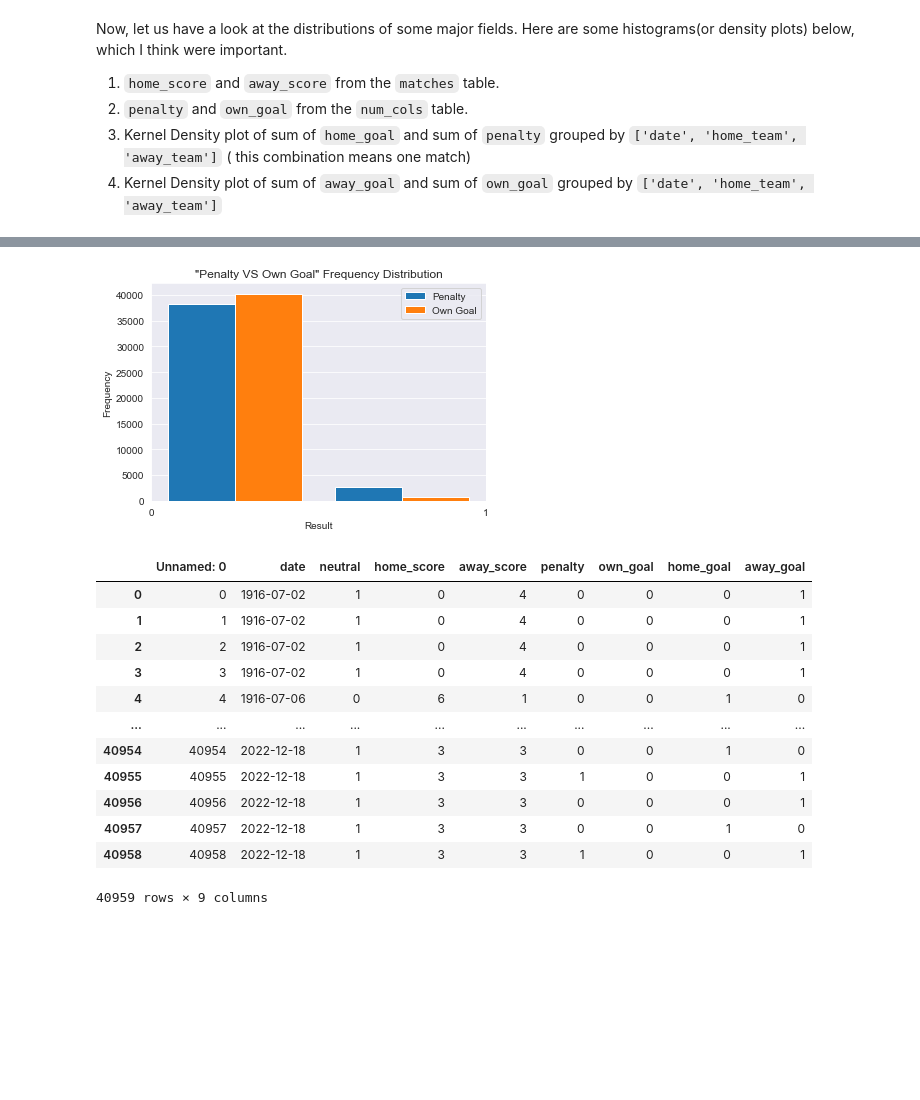
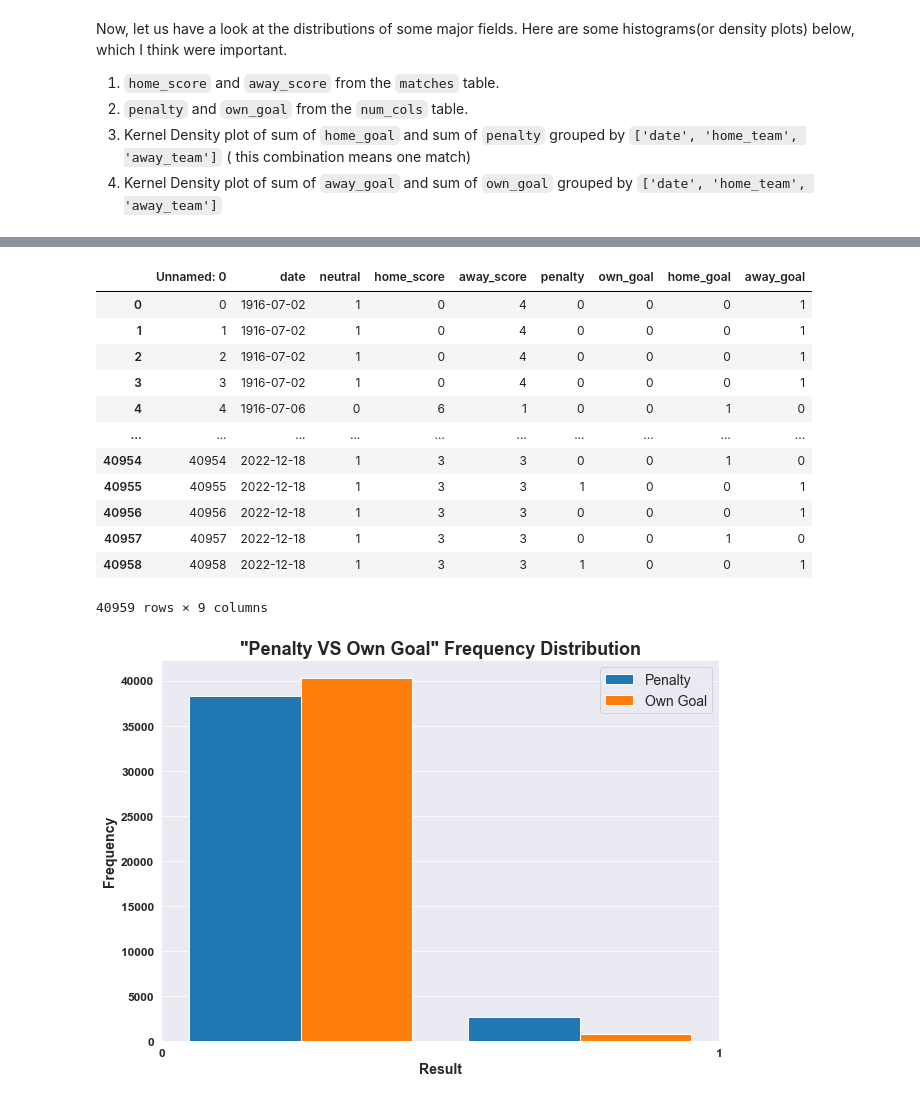
Before and after one commit to ryuukkk/football-data-analysis, a Jupyter notebook: sahil_work.ipynb, the cells around one changed output, grey strips where cells are left out. Saved outputs shown, nothing was run; the diff lists cells and outputs as text; code cells hidden in the pictures; blank space fills up the shorter version.

```diff
--- a/sahil_work.ipynb
+++ b/sahil_work.ipynb
@@ -36,32 +38,34 @@ plt.savefig('figures/score_histo.jpg')
 # %%
 #2. ``penalty`` and ``own_goal`` from the ``num_cols`` table.
 
 num_cols = pd.read_csv("created/num_cols.csv")
+fig = plt.figure(figsize=(10,7))
+plt.hist([num_cols['penalty'], num_cols['own_goal']], bins=2, label=['Penalty', 'Own Goal'])
+plt.xticks([0,1], fontsize=12, fontweight="bold")
+plt.yticks(fontsize=12, fontweight="bold")
 
-plt.hist([num_cols['penalty'], num_cols['own_goal']], bins=2, label=['Penalty', 'Own Goal'])
-plt.xticks([0,1])
-plt.xlabel("Result")
-plt.ylabel("Frequency")
-plt.title('"Penalty VS Own Goal" Frequency Distribution')
-plt.legend()
+plt.xlabel("Result", fontsize=14, fontweight="bold")
+plt.ylabel("Frequency", fontsize=14, fontweight="bold")
+plt.title('"Penalty VS Own Goal" Frequency Distribution', fontsize=18, fontweight="bold")
+plt.legend(fontsize=14)
 plt.show()
 
 num_cols
 # %% [output]
-[figure, old version]
 |  | Unnamed: 0 | date | neutral | home_score | away_score | penalty | own_goal | home_goal | away_goal |
 | 0 | 0 | 1916-07-02 | 1 | 0 | 4 | 0 | 0 | 0 | 1 |
 | 1 | 1 | 1916-07-02 | 1 | 0 | 4 | 0 | 0 | 0 | 1 |
 | 2 | 2 | 1916-07-02 | 1 | 0 | 4 | 0 | 0 | 0 | 1 |
 | 3 | 3 | 1916-07-02 | 1 | 0 | 4 | 0 | 0 | 0 | 1 |
 | 4 | 4 | 1916-07-06 | 0 | 6 | 1 | 0 | 0 | 1 | 0 |
 | ... | ... | ... | ... | ... | ... | ... | ... | ... | ... |
 | 40954 | 40954 | 2022-12-18 | 1 | 3 | 3 | 0 | 0 | 1 | 0 |
 | 40955 | 40955 | 2022-12-18 | 1 | 3 | 3 | 1 | 0 | 0 | 1 |
 | 40956 | 40956 | 2022-12-18 | 1 | 3 | 3 | 0 | 0 | 0 | 1 |
 | 40957 | 40957 | 2022-12-18 | 1 | 3 | 3 | 0 | 0 | 1 | 0 |
 | 40958 | 40958 | 2022-12-18 | 1 | 3 | 3 | 1 | 0 | 0 | 1 |
 40959 rows × 9 columns
+[figure, new version]
 # %%
 #3. Kernel Density plot of sum of ``home_goal`` and sum of ``penalty`` grouped by ``['date', 'home_team', 'away_team']`` ( this combination means one match)
 
```
Also changed, not shown: parts of 4 cells of this notebook, 1 other file.
